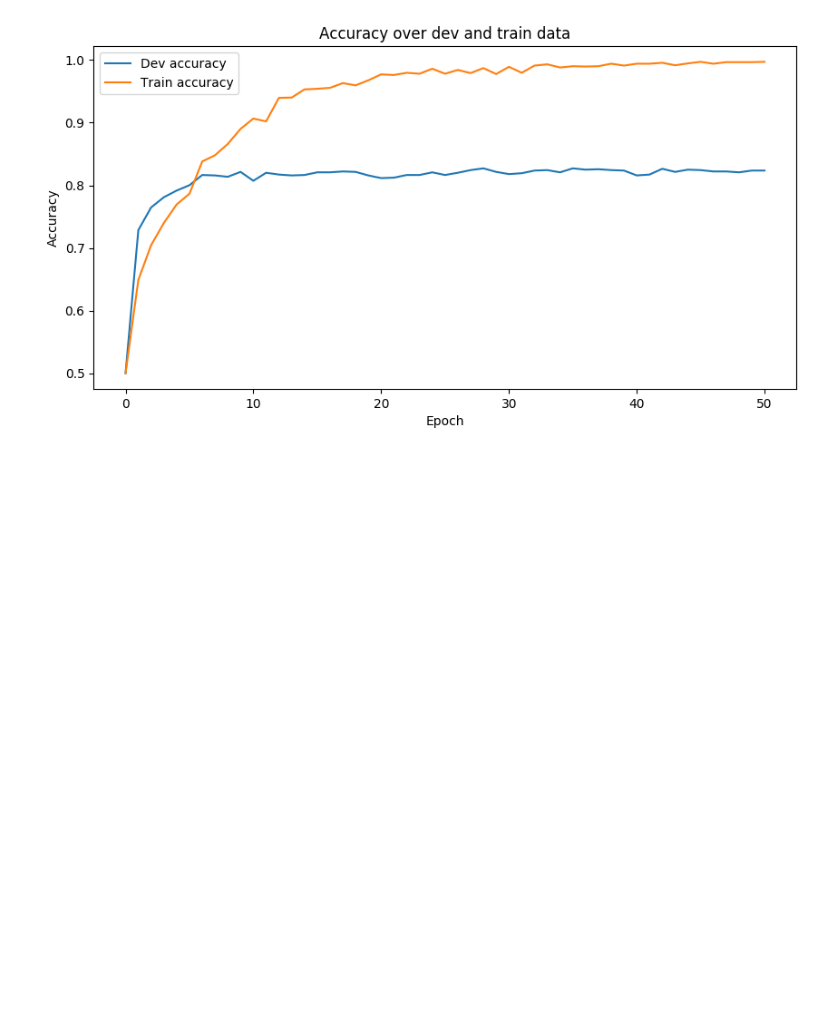
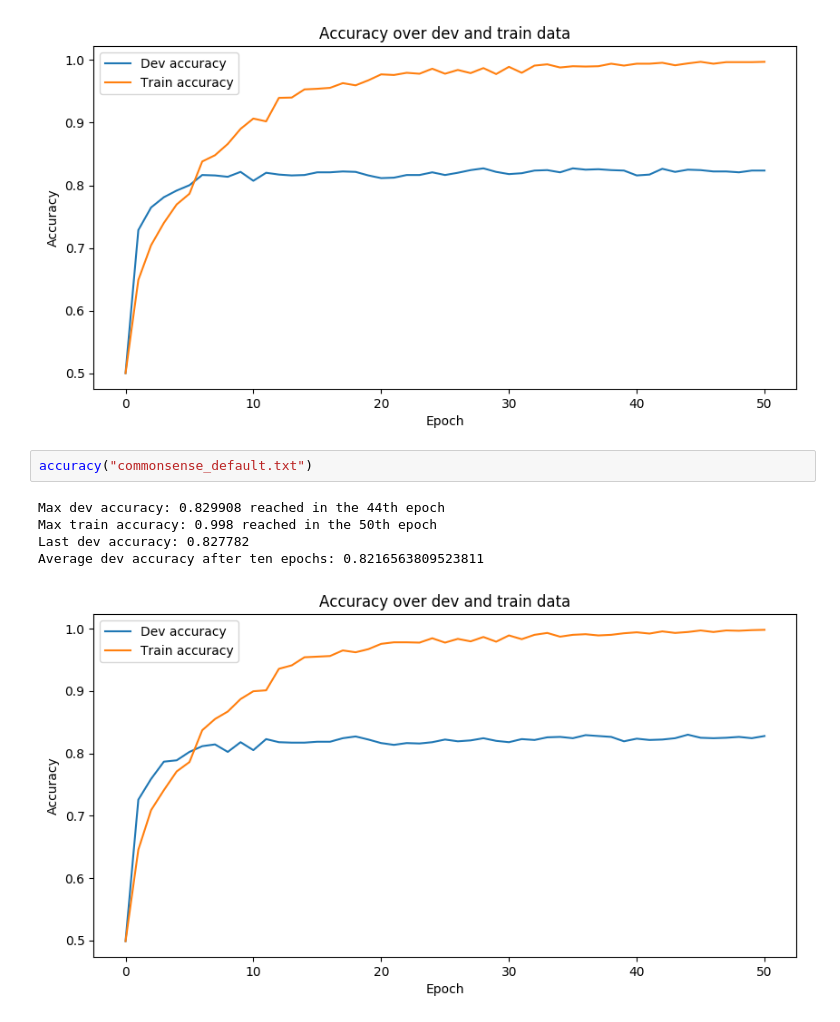
Before and after one commit to GKingA/commonsense-rc, a Jupyter notebook: statistics/commonsense_learning.ipynb, the cells around one changed output. Drawn from its saved outputs; the diff is of its cells as text; blank space fills up the shorter version.

```diff
--- a/statistics/commonsense_learning.ipynb
+++ b/statistics/commonsense_learning.ipynb
@@ -92,3 +92,11 @@ Max train accuracy: 0.997 reached in the 45th epoch
 Last dev accuracy: 0.823529
 Average dev accuracy after ten epochs: 0.8204245714285715
 [figure]
+# %%
+accuracy("commonsense_default.txt")
+# %% [output]
+Max dev accuracy: 0.829908 reached in the 44th epoch
+Max train accuracy: 0.998 reached in the 50th epoch
+Last dev accuracy: 0.827782
+Average dev accuracy after ten epochs: 0.8216563809523811
+[figure, added]
```
Also changed, not shown: parts of 5 cells of this notebook, 6 other files.
